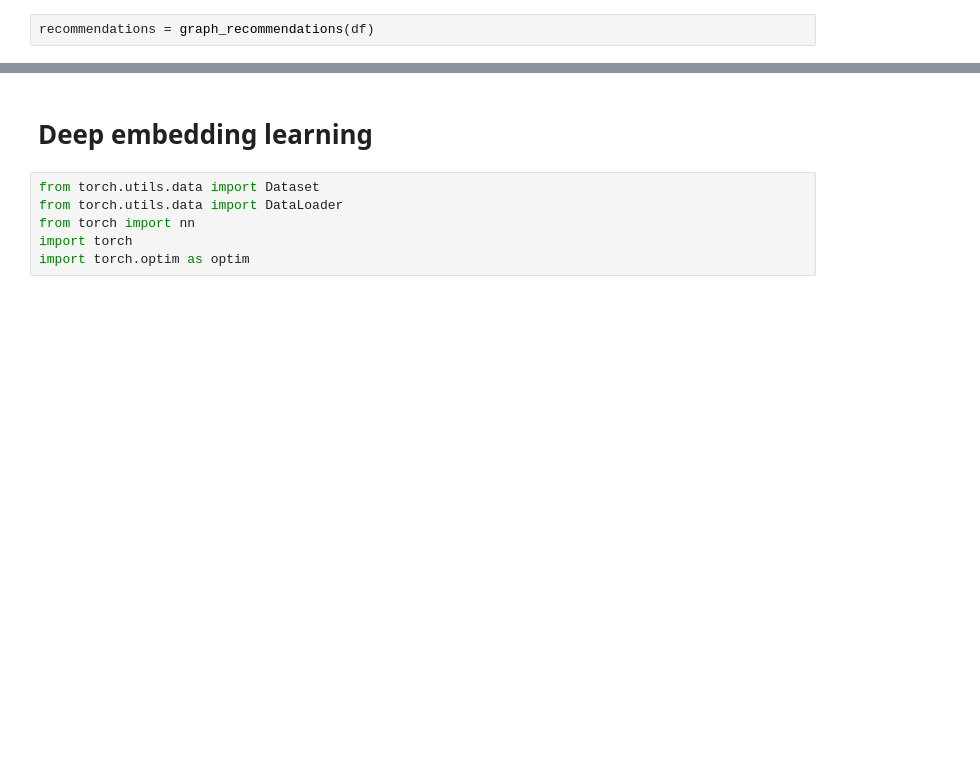
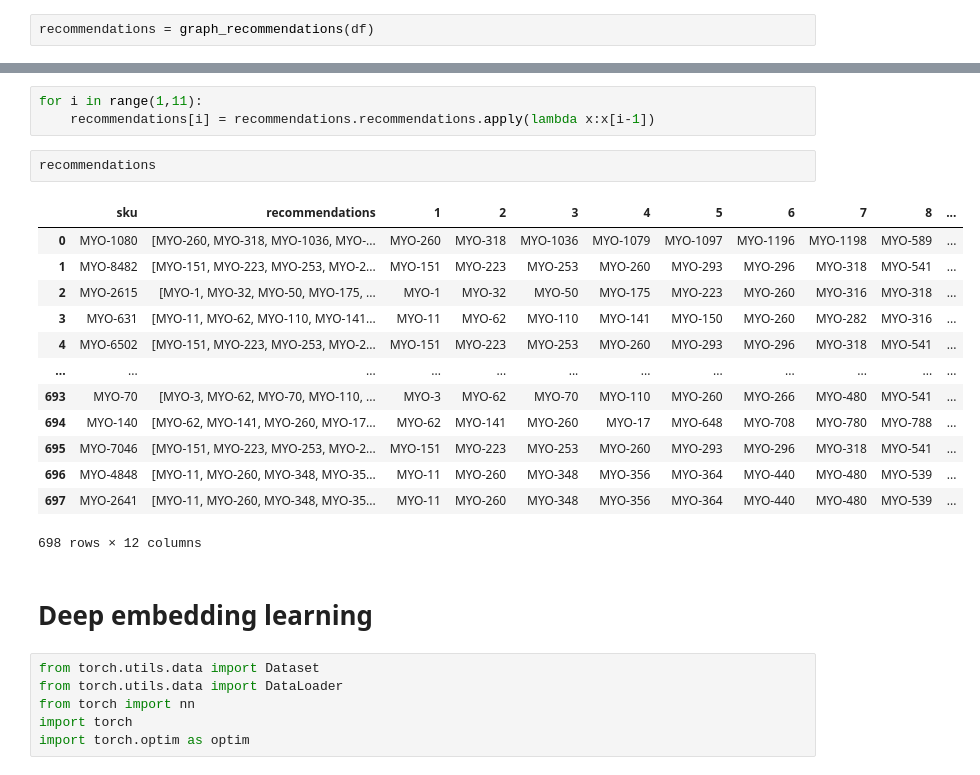
Before and after one commit to yigitozgenc/item_based_recommendation, a Jupyter notebook: sandbox.ipynb, the cells around one changed output, grey strips where cells are left out. Cells and saved outputs as stored; diff of their text form; blank space fills up the shorter version.

```diff
--- a/sandbox.ipynb
+++ b/sandbox.ipynb
@@ -270,3 +281,22 @@ recommendations.head()
+# %%
+for i in range(1,11):
+    recommendations[i] = recommendations.recommendations.apply(lambda x:x[i-1])
+# %%
+recommendations
+# %% [output]
+|  | sku | recommendations | 1 | 2 | 3 | 4 | 5 | 6 | 7 | 8 | ... |
+| 0 | MYO-1080 | [MYO-260, MYO-318, MYO-1036, MYO-... | MYO-260 | MYO-318 | MYO-1036 | MYO-1079 | MYO-1097 | MYO-1196 | MYO-1198 | MYO-589 | ... |
+| 1 | MYO-8482 | [MYO-151, MYO-223, MYO-253, MYO-2... | MYO-151 | MYO-223 | MYO-253 | MYO-260 | MYO-293 | MYO-296 | MYO-318 | MYO-541 | ... |
+| 2 | MYO-2615 | [MYO-1, MYO-32, MYO-50, MYO-175, ... | MYO-1 | MYO-32 | MYO-50 | MYO-175 | MYO-223 | MYO-260 | MYO-316 | MYO-318 | ... |
+| 3 | MYO-631 | [MYO-11, MYO-62, MYO-110, MYO-141... | MYO-11 | MYO-62 | MYO-110 | MYO-141 | MYO-150 | MYO-260 | MYO-282 | MYO-316 | ... |
+| 4 | MYO-6502 | [MYO-151, MYO-223, MYO-253, MYO-2... | MYO-151 | MYO-223 | MYO-253 | MYO-260 | MYO-293 | MYO-296 | MYO-318 | MYO-541 | ... |
+| ... | ... | ... | ... | ... | ... | ... | ... | ... | ... | ... | ... |
+| 693 | MYO-70 | [MYO-3, MYO-62, MYO-70, MYO-110, ... | MYO-3 | MYO-62 | MYO-70 | MYO-110 | MYO-260 | MYO-266 | MYO-480 | MYO-541 | ... |
+| 694 | MYO-140 | [MYO-62, MYO-141, MYO-260, MYO-17... | MYO-62 | MYO-141 | MYO-260 | MYO-17 | MYO-648 | MYO-708 | MYO-780 | MYO-788 | ... |
+| 695 | MYO-7046 | [MYO-151, MYO-223, MYO-253, MYO-2... | MYO-151 | MYO-223 | MYO-253 | MYO-260 | MYO-293 | MYO-296 | MYO-318 | MYO-541 | ... |
+| 696 | MYO-4848 | [MYO-11, MYO-260, MYO-348, MYO-35... | MYO-11 | MYO-260 | MYO-348 | MYO-356 | MYO-364 | MYO-440 | MYO-480 | MYO-539 | ... |
+| 697 | MYO-2641 | [MYO-11, MYO-260, MYO-348, MYO-35... | MYO-11 | MYO-260 | MYO-348 | MYO-356 | MYO-364 | MYO-440 | MYO-480 | MYO-539 | ... |
+698 rows × 12 columns
 # %% [markdown]
 # Deep embedding learning
 # %%
```
Also changed, not shown: parts of 6 cells of this notebook, 5 other files.
